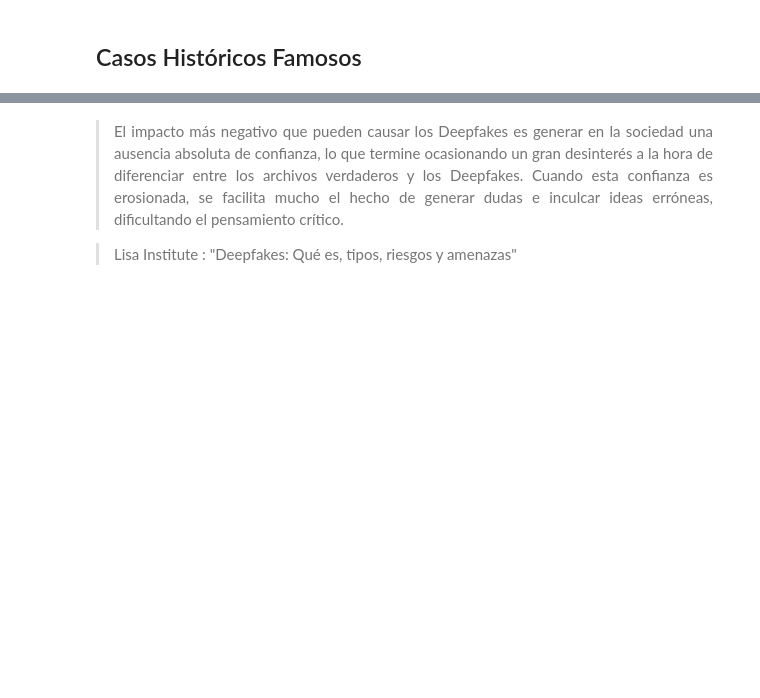
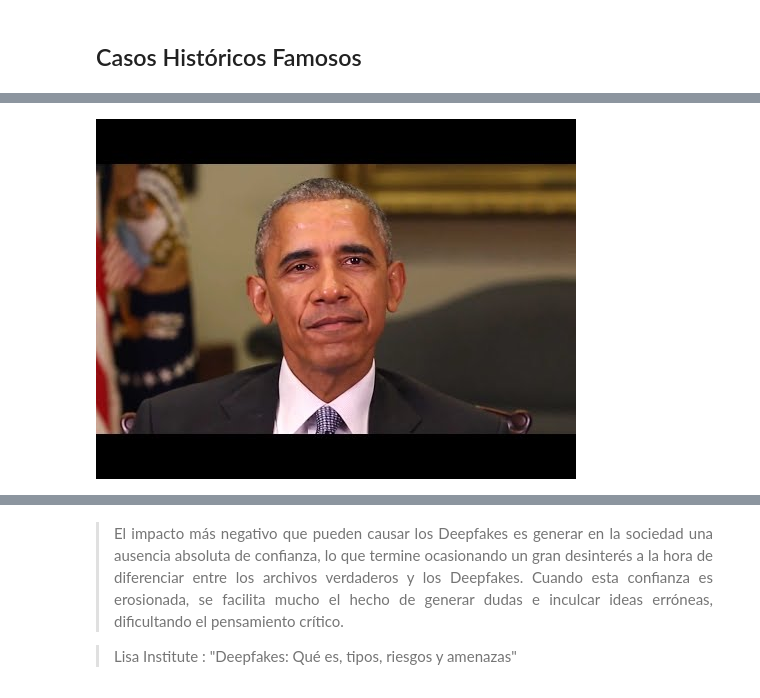
Before and after one commit to ClaudioRojasMon/apuntes_2025, a Jupyter notebook: Deepfakes.ipynb, the cells around one changed output, grey strips where cells are left out. Drawn from its saved outputs; the diff is of its cells as text; code cells hidden in the pictures; blank space fills up the shorter version.

```diff
--- a/Deepfakes.ipynb
+++ b/Deepfakes.ipynb
@@ -126,0 +76,5 @@ Uno de los primeros conflictos con **abundante desinformación por IA**:
+# %%
+from IPython.display import YouTubeVideo
+YouTubeVideo('cQ54GDm1eL0', width=800, height=450)
+# %% [output]
+[figure, added]
```
Also changed, not shown: parts of 18 cells of this notebook, 13 other files.
